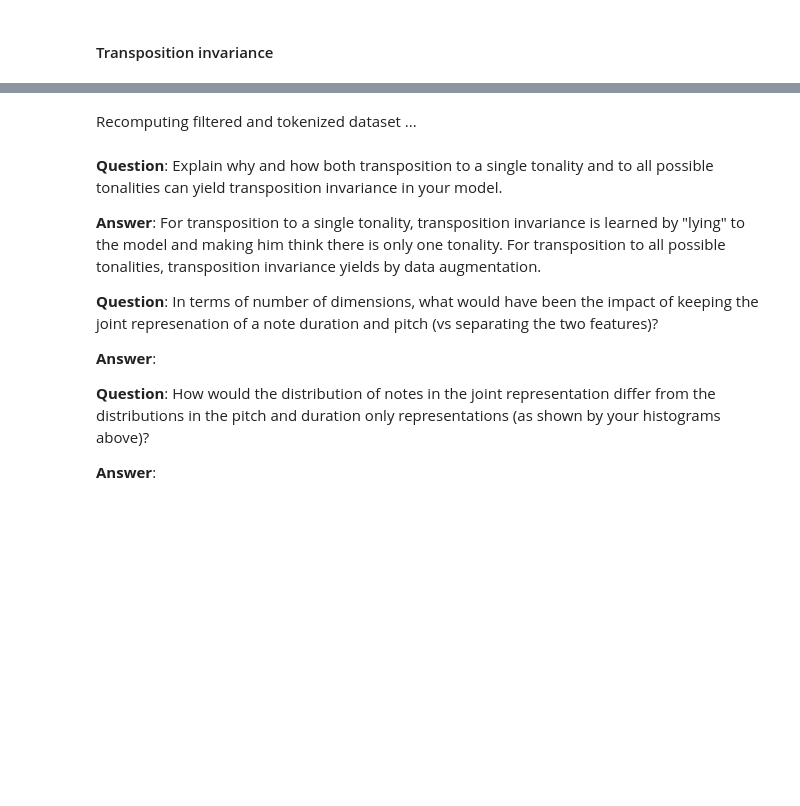
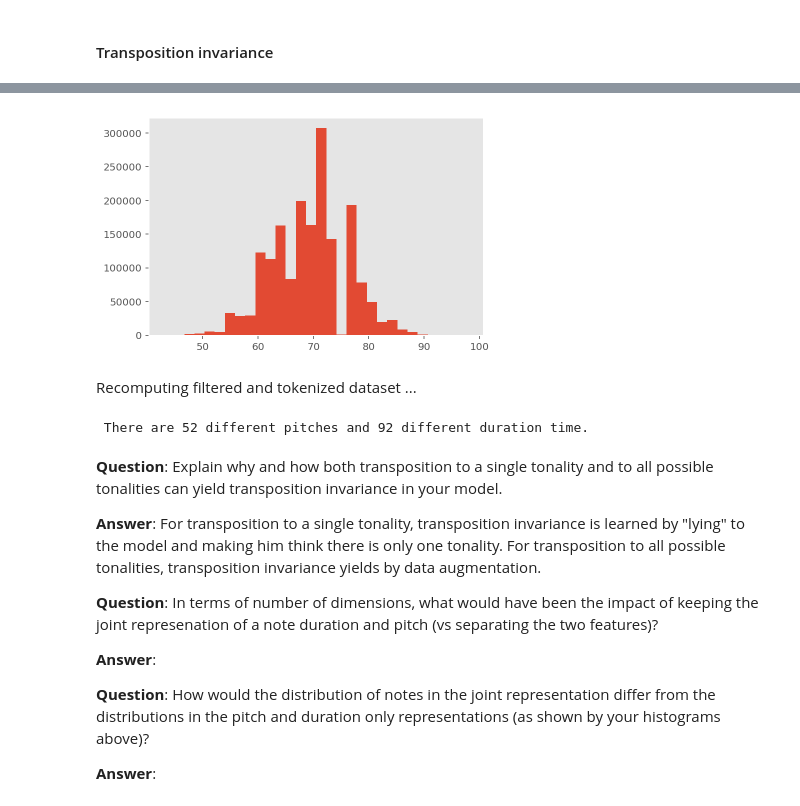
Before and after one commit to SSappy/ANN-Project-1, a Jupyter notebook: miniproject2.ipynb, the cells around one changed output, grey strips where cells are left out. Cells and saved outputs as stored; diff of their text form; code cells hidden in the pictures; blank space fills up the shorter version.

```diff
--- a/miniproject2.ipynb
+++ b/miniproject2.ipynb
@@ -570,5 +572,9 @@ plt.show()
 [figure]
 # %% [markdown]
 #### Transposition invariance
+# %%
+for label in list(dataset.keys()):
+    if len(dataset[label]['T']) == 0 or len(dataset[label]['P']) == 0:
+        del dataset[label]
 # %%
-transposed_dataset = transposeDataset(tokenized_dataset)
+transposed_dataset = transposeDataset(dataset)
@@ -586,6 +593,8 @@ plt.show()
 # %%
-plt.hist(transposed_pitch, bins=30)
+plt.hist(transposed_pitchs, bins=30)
 plt.show()
+# %% [output]
+[figure, added]
 # %% [markdown]
 Recomputing filtered and tokenized dataset ...
 # %%
@@ -595,6 +604,8 @@ filter_token_dataset, dictionaries = tokenize(transposed_dataset)
 len_pitches = len(dictionaries["P"])
 len_durations = len(dictionaries["T"])
 print(" There are", len_pitches,"different pitches and" ,len_durations, "different duration time.")
+# %% [output]
+ There are 52 different pitches and 92 different duration time.
 # %% [markdown]
 **Question**: Explain why and how both transposition to a single tonality and to all possible tonalities can yield transposition invariance in your model.
 
```
Also changed, not shown: parts of 12 cells of this notebook.
